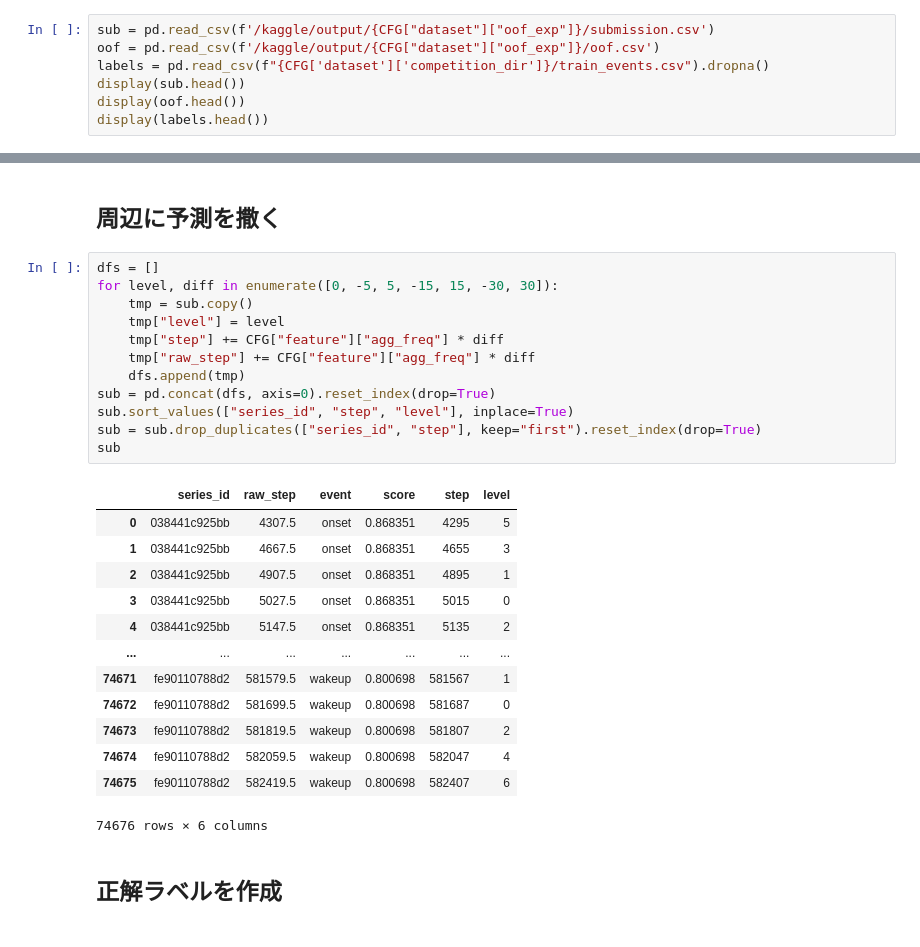
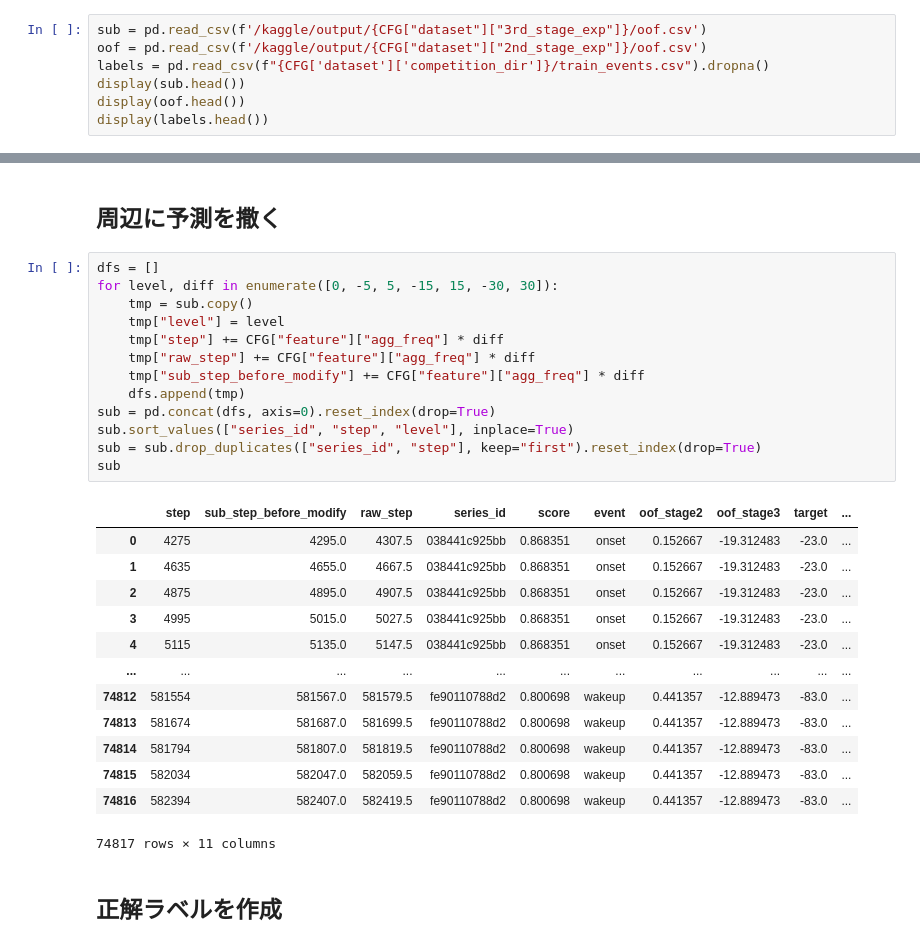
Before and after one commit to penguin-prg/child-mind-institute-detect-sleep-states, a Jupyter notebook: model/xgboost/step_classifier/ranker.ipynb, the cells around one changed output, grey strips where cells are left out. Cells and saved outputs as stored; diff of their text form.

```diff
--- a/model/xgboost/step_classifier/ranker.ipynb
+++ b/model/xgboost/step_classifier/ranker.ipynb
@@ -58,8 +59,8 @@ CFG = yaml.load(config, Loader=yaml.SafeLoader)
 CFG["output_dir"] = f"/kaggle/output/{CFG['execution']['exp_id']}"
 os.makedirs(CFG["output_dir"], exist_ok=True)
 # %%
-sub = pd.read_csv(f'/kaggle/output/{CFG["dataset"]["oof_exp"]}/submission.csv')
-oof = pd.read_csv(f'/kaggle/output/{CFG["dataset"]["oof_exp"]}/oof.csv')
+sub = pd.read_csv(f'/kaggle/output/{CFG["dataset"]["3rd_stage_exp"]}/oof.csv')
+oof = pd.read_csv(f'/kaggle/output/{CFG["dataset"]["2nd_stage_exp"]}/oof.csv')
 labels = pd.read_csv(f"{CFG['dataset']['competition_dir']}/train_events.csv").dropna()
 display(sub.head())
 display(oof.head())
@@ -88,29 +89,30 @@ display(labels.head())
 # %%
 dfs = []
 for level, diff in enumerate([0, -5, 5, -15, 15, -30, 30]):
     tmp = sub.copy()
     tmp["level"] = level
     tmp["step"] += CFG["feature"]["agg_freq"] * diff
     tmp["raw_step"] += CFG["feature"]["agg_freq"] * diff
+    tmp["sub_step_before_modify"] += CFG["feature"]["agg_freq"] * diff
     dfs.append(tmp)
 sub = pd.concat(dfs, axis=0).reset_index(drop=True)
 sub.sort_values(["series_id", "step", "level"], inplace=True)
 sub = sub.drop_duplicates(["series_id", "step"], keep="first").reset_index(drop=True)
 sub
 # %% [output]
-|  | series_id | raw_step | event | score | step | level |
-| 0 | 038441c925bb | 4307.5 | onset | 0.868351 | 4295 | 5 |
-| 1 | 038441c925bb | 4667.5 | onset | 0.868351 | 4655 | 3 |
-| 2 | 038441c925bb | 4907.5 | onset | 0.868351 | 4895 | 1 |
-| 3 | 038441c925bb | 5027.5 | onset | 0.868351 | 5015 | 0 |
-| 4 | 038441c925bb | 5147.5 | onset | 0.868351 | 5135 | 2 |
-| ... | ... | ... | ... | ... | ... | ... |
-| 74671 | fe90110788d2 | 581579.5 | wakeup | 0.800698 | 581567 | 1 |
-| 74672 | fe90110788d2 | 581699.5 | wakeup | 0.800698 | 581687 | 0 |
-| 74673 | fe90110788d2 | 581819.5 | wakeup | 0.800698 | 581807 | 2 |
-| 74674 | fe90110788d2 | 582059.5 | wakeup | 0.800698 | 582047 | 4 |
-| 74675 | fe90110788d2 | 582419.5 | wakeup | 0.800698 | 582407 | 6 |
+|  | step | sub_step_before_modify | raw_step | series_id | score | event | oof_stage2 | oof_stage3 | target | ... |
+| 0 | 4275 | 4295.0 | 4307.5 | 038441c925bb | 0.868351 | onset | 0.152667 | -19.312483 | -23.0 | ... |
+| 1 | 4635 | 4655.0 | 4667.5 | 038441c925bb | 0.868351 | onset | 0.152667 | -19.312483 | -23.0 | ... |
+| 2 | 4875 | 4895.0 | 4907.5 | 038441c925bb | 0.868351 | onset | 0.152667 | -19.312483 | -23.0 | ... |
+| 3 | 4995 | 5015.0 | 5027.5 | 038441c925bb | 0.868351 | onset | 0.152667 | -19.312483 | -23.0 | ... |
+| 4 | 5115 | 5135.0 | 5147.5 | 038441c925bb | 0.868351 | onset | 0.152667 | -19.312483 | -23.0 | ... |
+| ... | ... | ... | ... | ... | ... | ... | ... | ... | ... | ... |
+| 74812 | 581554 | 581567.0 | 581579.5 | fe90110788d2 | 0.800698 | wakeup | 0.441357 | -12.889473 | -83.0 | ... |
+| 74813 | 581674 | 581687.0 | 581699.5 | fe90110788d2 | 0.800698 | wakeup | 0.441357 | -12.889473 | -83.0 | ... |
+| 74814 | 581794 | 581807.0 | 581819.5 | fe90110788d2 | 0.800698 | wakeup | 0.441357 | -12.889473 | -83.0 | ... |
+| 74815 | 582034 | 582047.0 | 582059.5 | fe90110788d2 | 0.800698 | wakeup | 0.441357 | -12.889473 | -83.0 | ... |
+| 74816 | 582394 | 582407.0 | 582419.5 | fe90110788d2 | 0.800698 | wakeup | 0.441357 | -12.889473 | -83.0 | ... |
-74676 rows × 6 columns
+74817 rows × 11 columns
 # %% [markdown]
 ## 正解ラベルを作成
 # %%
```
Also changed, not shown: parts of 10 cells of this notebook, 1 other file.
